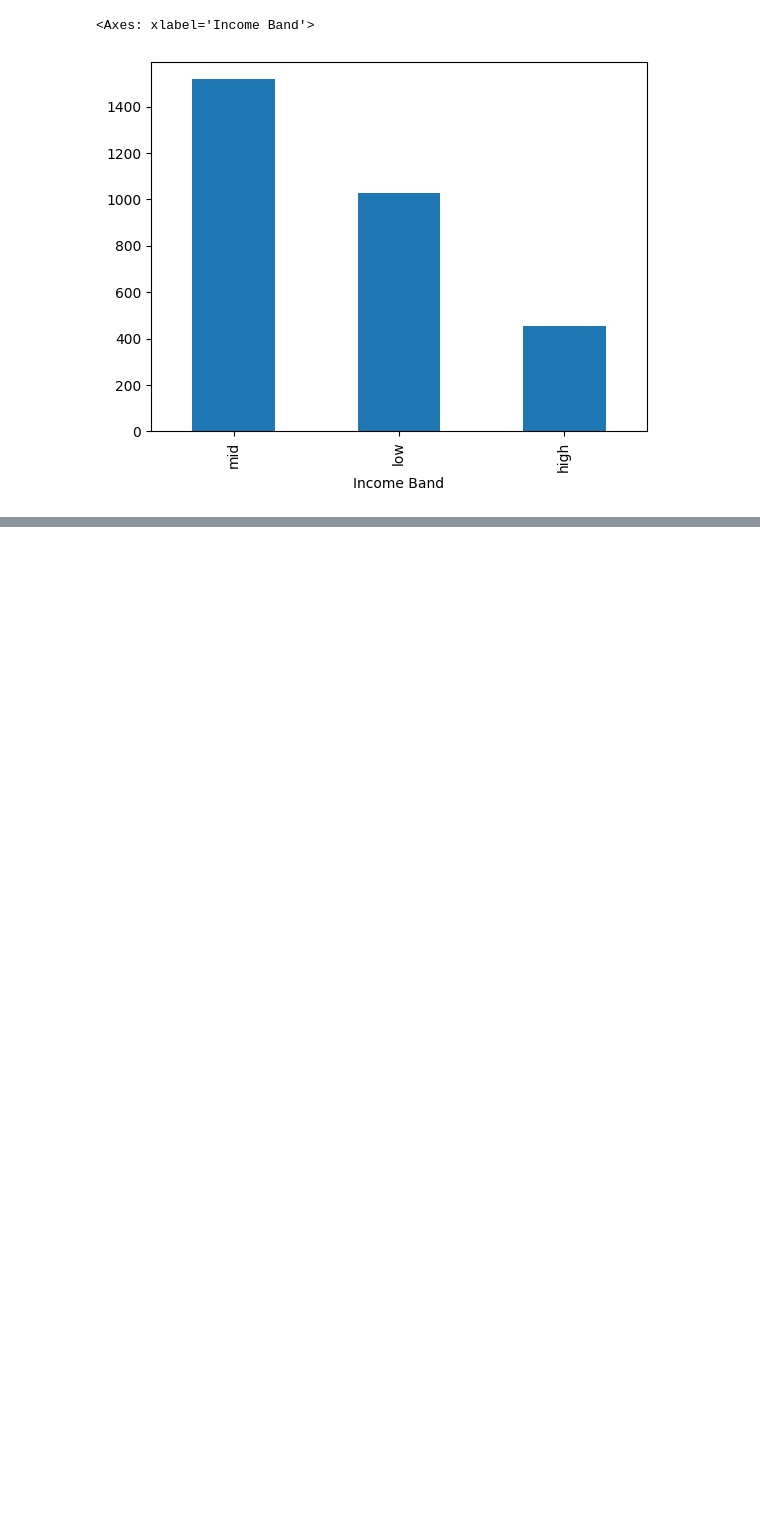
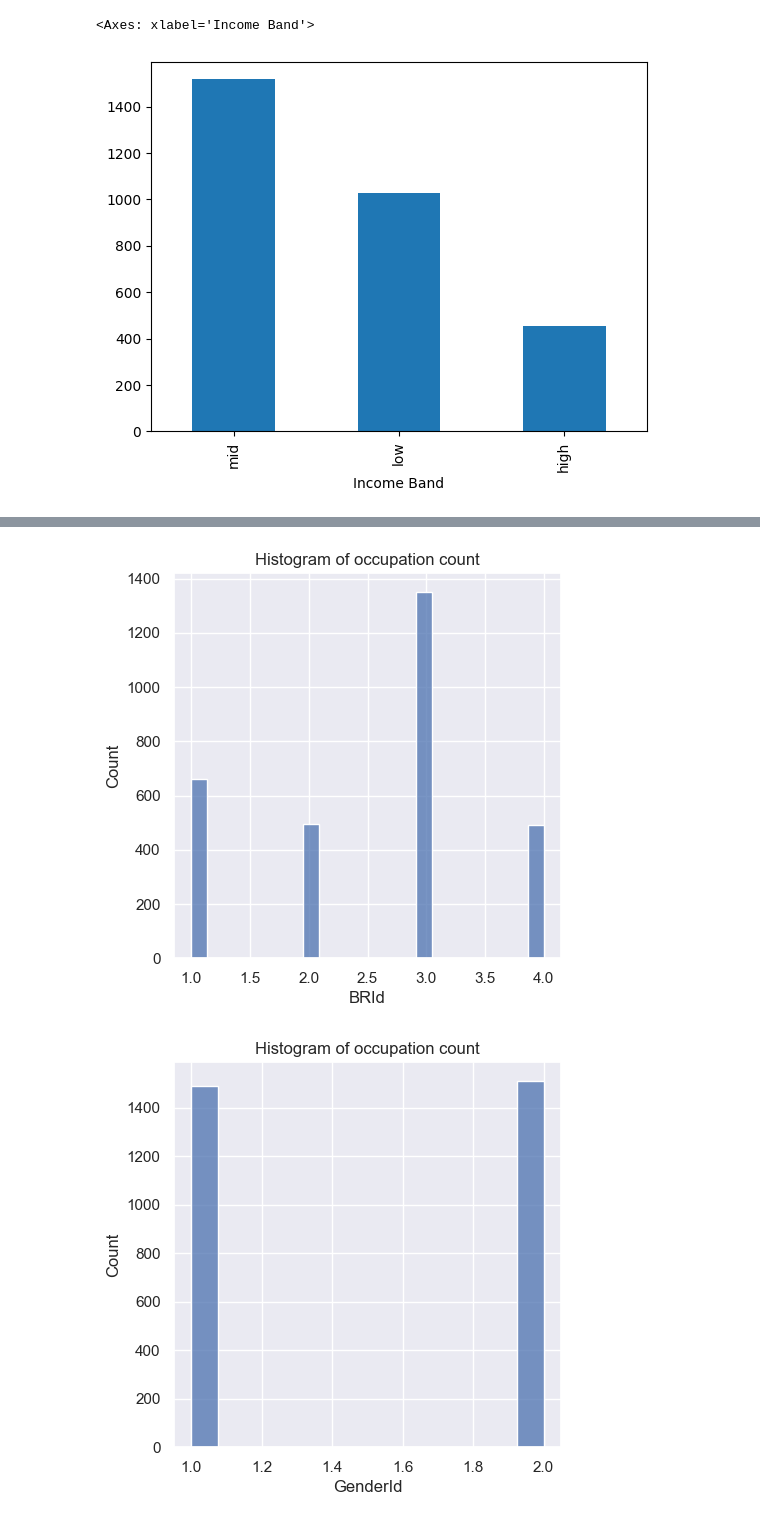
Before and after one commit to nazkisam/EndToEndDataAnalysis, a Jupyter notebook: PythonImport.ipynb, the cells around one changed output, grey strips where cells are left out. Drawn from its saved outputs; the diff is of its cells as text; code cells hidden in the pictures; blank space fills up the shorter version.

```diff
--- a/PythonImport.ipynb
+++ b/PythonImport.ipynb
@@ -88,0 +75,14 @@ for i, predictor in enumerate(df[["BRId",'GenderId','IAId',"Amount of Credit Car
+# %%
+for col in categorical_cols:
+  if col == 'Occupation':
+    continue
+  plt.figure(figsize=(5,5))
+
+  sns.histplot(df[col])
+  plt.title("Histogram of occupation count")
+  plt.xlabel(col)
+  plt.ylabel('Count')
+  plt.show()
+# %% [output]
+[figure, added]
+[figure, added]
```
Also changed, not shown: parts of 7 cells of this notebook.
